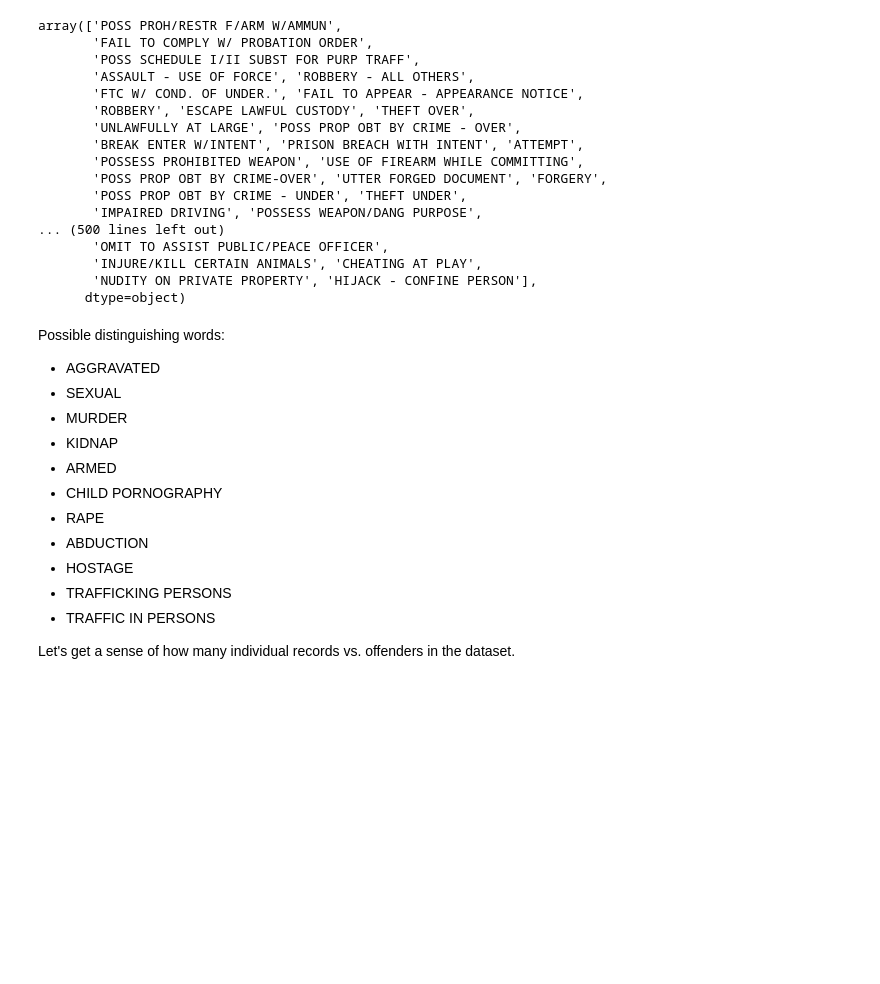
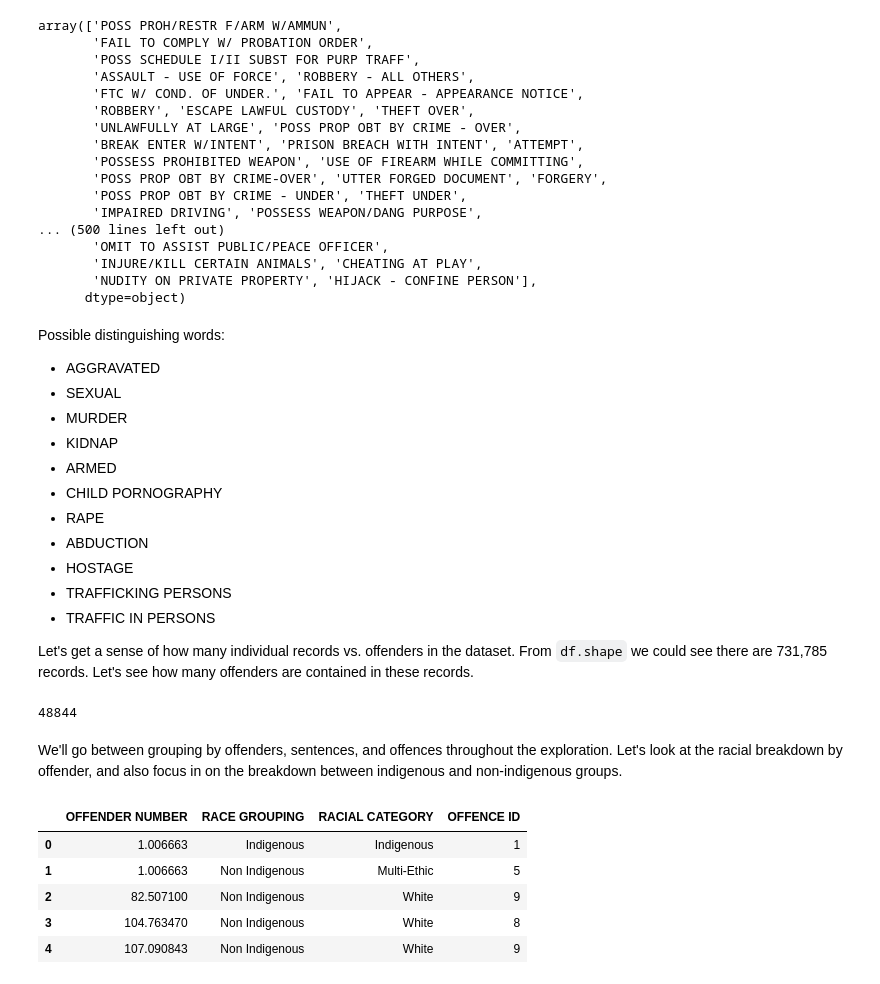
Before and after one commit to anastasiabizyayeva/Bias_Behind_Bars, a Jupyter notebook: EDA.ipynb, the cells around one changed output. Drawn from its saved outputs; the diff is of its cells as text; code cells hidden in the pictures; blank space fills up the shorter version.

```diff
--- a/EDA.ipynb
+++ b/EDA.ipynb
@@ -120,4 +121,20 @@ Possible distinguishing words:
 * TRAFFICKING PERSONS
 * TRAFFIC IN PERSONS
 
-Let's get a sense of how many individual records vs. offenders in the dataset.
+Let's get a sense of how many individual records vs. offenders in the dataset. From `df.shape` we could see there are 731,785 records. Let's see how many offenders are contained in these records.
+# %%
+len(df.groupby('OFFENDER NUMBER'))
+# %% [output]
+48844
+# %% [markdown]
+We'll go between grouping by offenders, sentences, and offences throughout the exploration. Let's look at the racial breakdown by offender, and also focus in on the breakdown between indigenous and non-indigenous groups.
+# %%
+df_off = df.groupby(['OFFENDER NUMBER', 'RACE GROUPING', 'RACIAL CATEGORY'])['OFFENCE ID'].count().reset_index()
+df_off.head()
+# %% [output]
+|  | OFFENDER NUMBER | RACE GROUPING | RACIAL CATEGORY | OFFENCE ID |
+| 0 | 1.006663 | Indigenous | Indigenous | 1 |
+| 1 | 1.006663 | Non Indigenous | Multi-Ethic | 5 |
+| 2 | 82.507100 | Non Indigenous | White | 9 |
+| 3 | 104.763470 | Non Indigenous | White | 8 |
+| 4 | 107.090843 | Non Indigenous | White | 9 |
```
Also changed, not shown: parts of 3 cells of this notebook, 1 other file.
